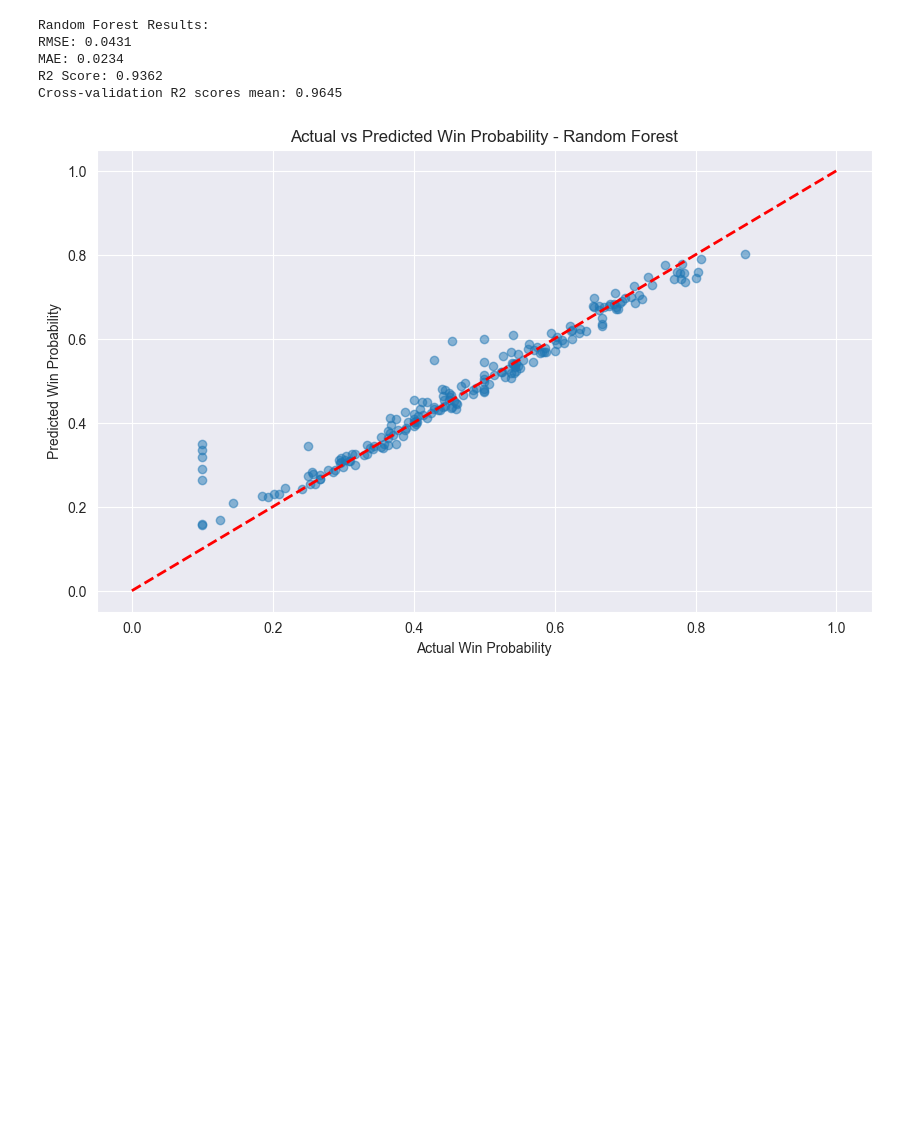
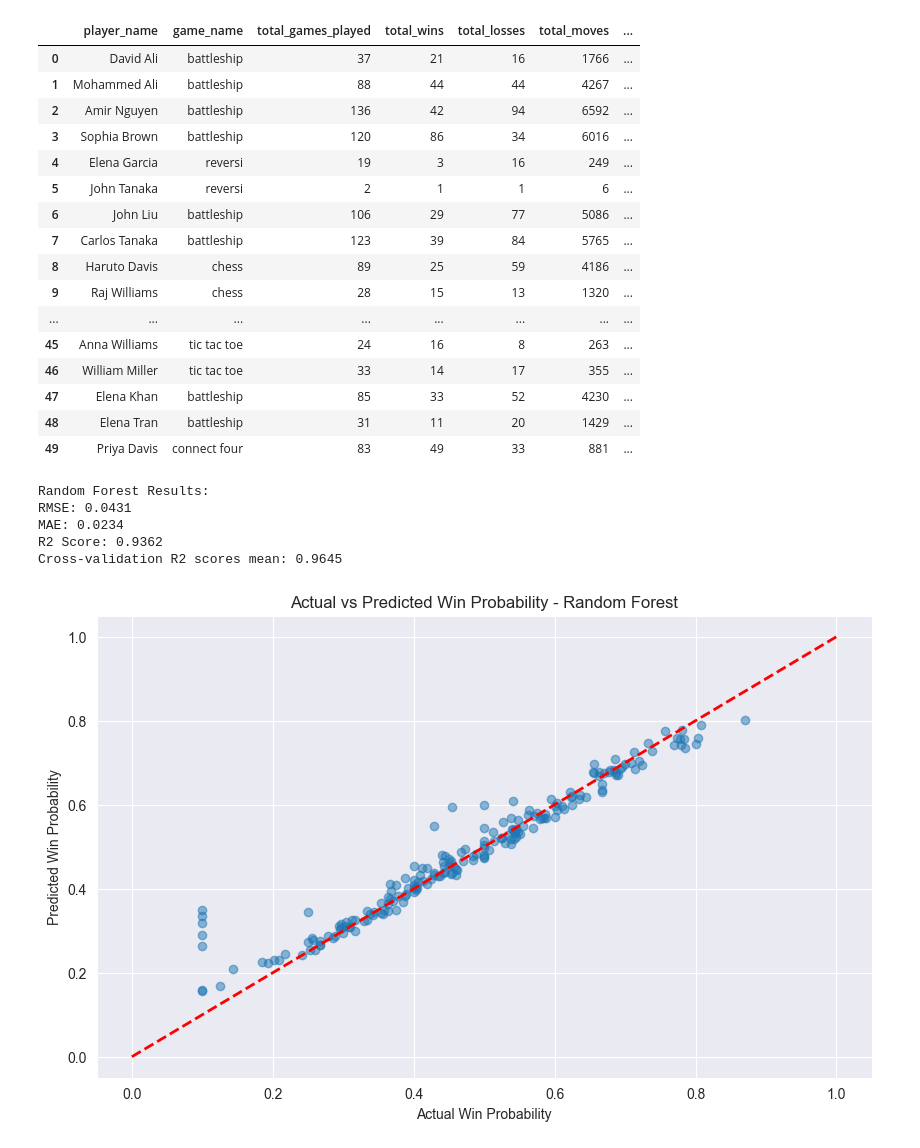
Before and after one commit to HopeyCodeDS/bandit-games-ml-analytics, a Jupyter notebook: PredictionSystem/notebooks/win_probability.ipynb, the cells around one changed output. Saved outputs shown, nothing was run; the diff lists cells and outputs as text; code cells hidden in the pictures; blank space fills up the shorter version.

Commit message:
display

```diff
--- a/PredictionSystem/notebooks/win_probability.ipynb
+++ b/PredictionSystem/notebooks/win_probability.ipynb
@@ -14,6 +15,26 @@ import pickle
 # %%
 # Read the data
 df = pd.read_csv('../player_game_statistics.csv')
+# %%
+display(df.head(50))
+# %% [output]
+|  | player_name | game_name | total_games_played | total_wins | total_losses | total_moves | ... |
+| 0 | David Ali | battleship | 37 | 21 | 16 | 1766 | ... |
+| 1 | Mohammed Ali | battleship | 88 | 44 | 44 | 4267 | ... |
+| 2 | Amir Nguyen | battleship | 136 | 42 | 94 | 6592 | ... |
+| 3 | Sophia Brown | battleship | 120 | 86 | 34 | 6016 | ... |
+| 4 | Elena Garcia | reversi | 19 | 3 | 16 | 249 | ... |
+| 5 | John Tanaka | reversi | 2 | 1 | 1 | 6 | ... |
+| 6 | John Liu | battleship | 106 | 29 | 77 | 5086 | ... |
+| 7 | Carlos Tanaka | battleship | 123 | 39 | 84 | 5765 | ... |
+| 8 | Haruto Davis | chess | 89 | 25 | 59 | 4186 | ... |
+| 9 | Raj Williams | chess | 28 | 15 | 13 | 1320 | ... |
+| ... | ... | ... | ... | ... | ... | ... | ... |
+| 45 | Anna Williams | tic tac toe | 24 | 16 | 8 | 263 | ... |
+| 46 | William Miller | tic tac toe | 33 | 14 | 17 | 355 | ... |
+| 47 | Elena Khan | battleship | 85 | 33 | 52 | 4230 | ... |
+| 48 | Elena Tran | battleship | 31 | 11 | 20 | 1429 | ... |
+| 49 | Priya Davis | connect four | 83 | 49 | 33 | 881 | ... |
 # %%
 # Data Preprocessing for Win Probability Prediction
 # Convert categorical variables
```
Also changed, not shown: parts of 1 cell of this notebook.
